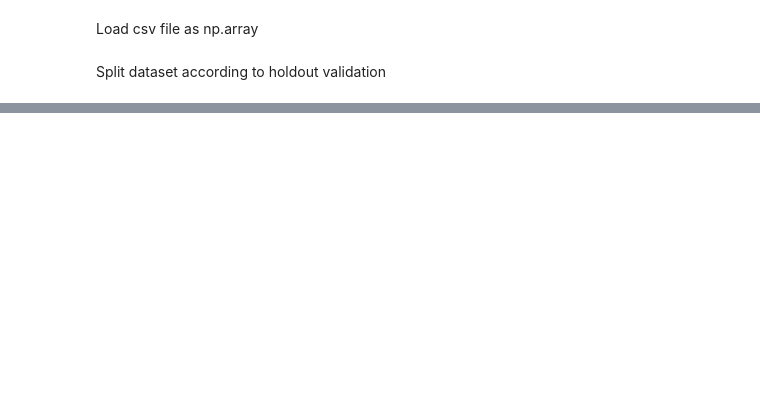
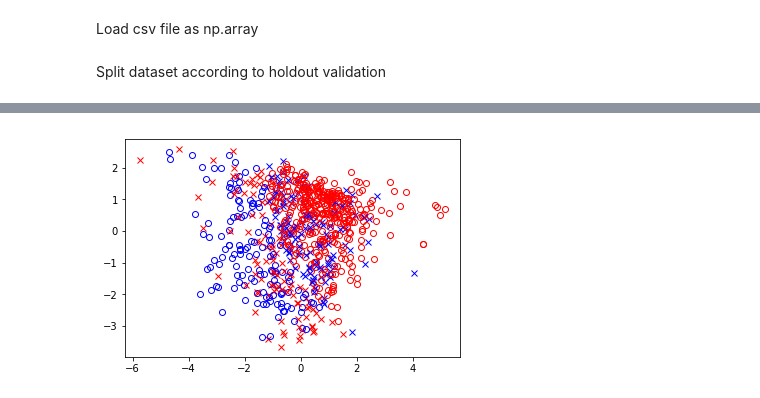
Before and after one commit to antonstenaxel/Machine_Learning_Algorithms, a Jupyter notebook: Bayesian/Naive_Bayes/Naive_Bayes.ipynb, the cells around one changed output, grey strips where cells are left out. Cells and saved outputs as stored; diff of their text form; code cells hidden in the pictures; blank space fills up the shorter version.

```diff
--- a/Bayesian/Naive_Bayes/Naive_Bayes.ipynb
+++ b/Bayesian/Naive_Bayes/Naive_Bayes.ipynb
@@ -66,0 +219,27 @@ train_set,test_set = test_train_split(data,0.95)
+# %%
+train_set, test_set = test_train_split(reduced_data_2,0.67)
+classifier = NaiveBayesPredictor(train_set)
+# %%
+class_0_corr = []
+class_0_false = []
+class_1_corr = []
+class_1_false = []
+for item in data:
+    c = item[-1]
+    transformed = np.dot(item[:-1],v_2)
+    c_hat = classifier.predict(transformed);
+
+    if c == c_hat:
+        if(c_hat == 0):
+            plt.plot(transformed[0],transformed[1],'ro',markerfacecolor='none')
+        else:
+            plt.plot(transformed[0],transformed[1],'bo',markerfacecolor='none')
+    else:
+        if(c_hat == 0):
+            plt.plot(transformed[0],transformed[1],'bx')
+        else:
+            plt.plot(transformed[0],transformed[1],'rx')
+
+plt.show()
+# %% [output]
+[figure, added]
```
Also changed, not shown: parts of 55 cells of this notebook, 1 other file.
